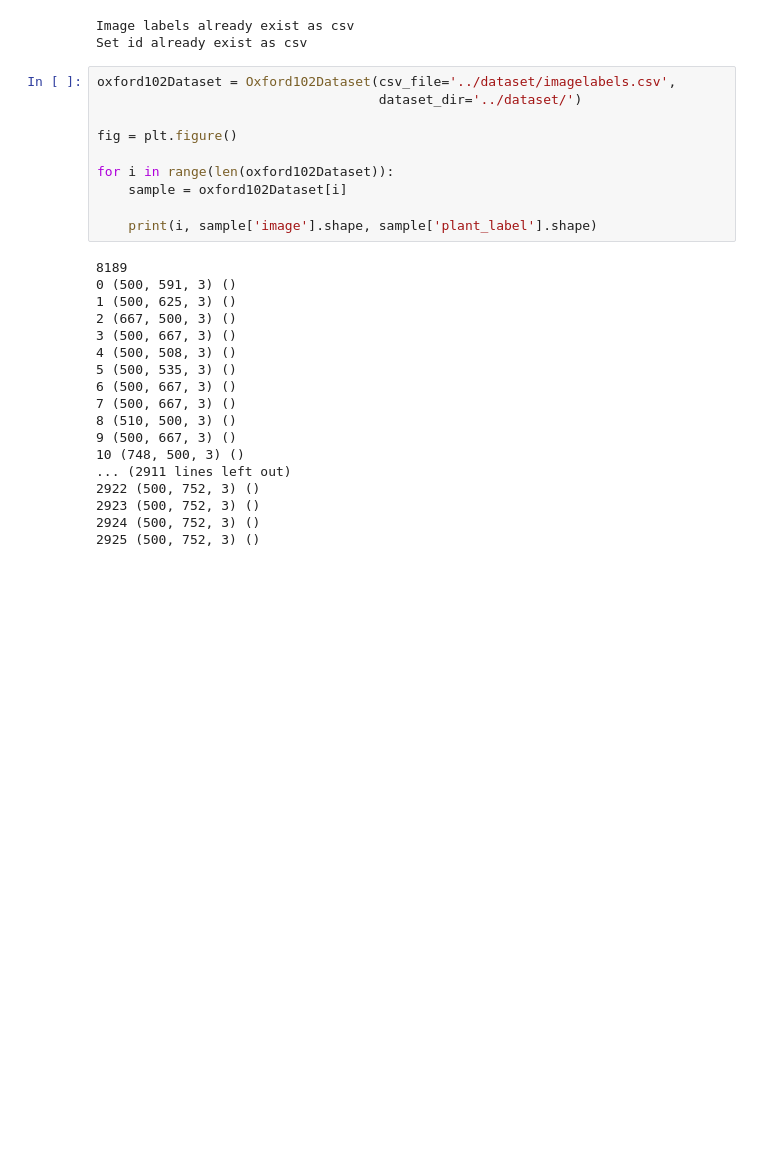
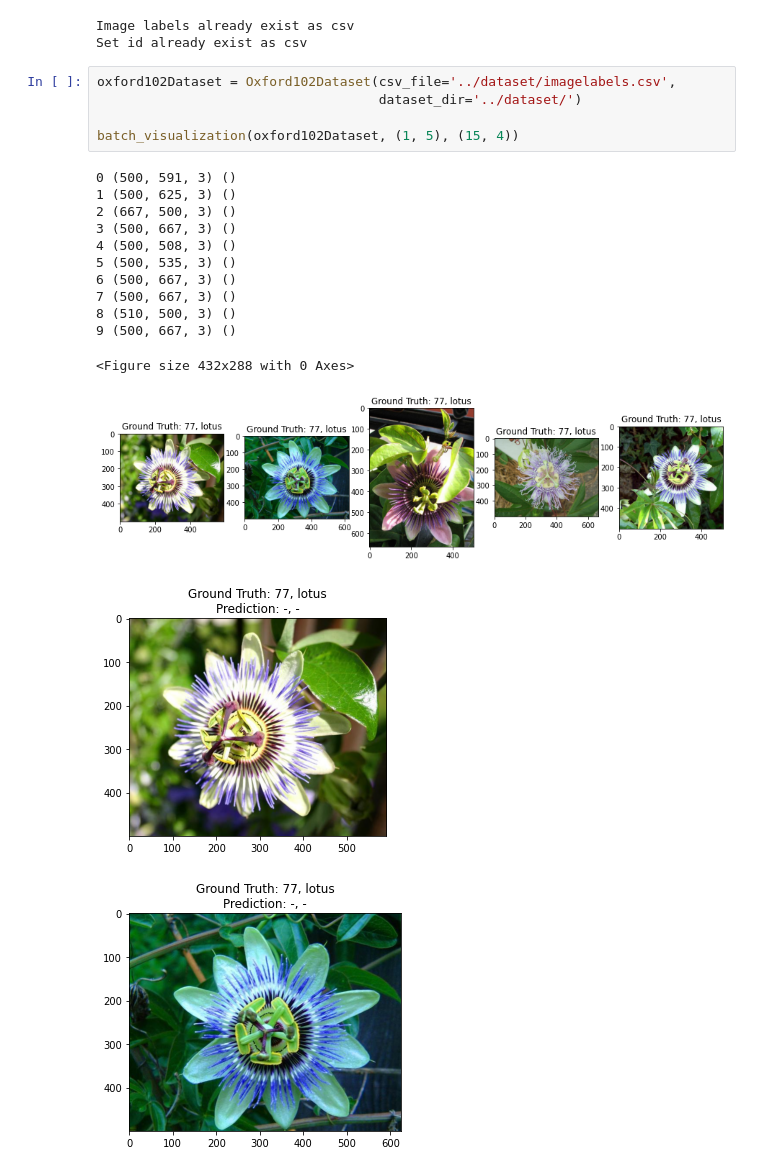
Before and after one commit to SebastianMuhle/Visual-Plant-Recognition, a Jupyter notebook: scripts/visual_plant-recognition.ipynb, the cells around one changed output. Saved outputs shown, nothing was run; the diff lists cells and outputs as text; blank space fills up the shorter version.

Commit message:
added visualization

```diff
--- a/scripts/visual_plant-recognition.ipynb
+++ b/scripts/visual_plant-recognition.ipynb
@@ -27,28 +29,20 @@ Set id already exist as csv
 # %%
 oxford102Dataset = Oxford102Dataset(csv_file='../dataset/imagelabels.csv',
                                     dataset_dir='../dataset/')
 
-fig = plt.figure()
-
-for i in range(len(oxford102Dataset)):
-    sample = oxford102Dataset[i]
-
-    print(i, sample['image'].shape, sample['plant_label'].shape)
+batch_visualization(oxford102Dataset, (1, 5), (15, 4))
 # %% [output]
-8189
 0 (500, 591, 3) ()
 1 (500, 625, 3) ()
 2 (667, 500, 3) ()
 3 (500, 667, 3) ()
 4 (500, 508, 3) ()
 5 (500, 535, 3) ()
 6 (500, 667, 3) ()
 7 (500, 667, 3) ()
 8 (510, 500, 3) ()
 9 (500, 667, 3) ()
-10 (748, 500, 3) ()
-... (2911 lines left out)
-2922 (500, 752, 3) ()
-2923 (500, 752, 3) ()
-2924 (500, 752, 3) ()
-2925 (500, 752, 3) ()
+<Figure size 432x288 with 0 Axes>
+[figure, added]
+[figure, added]
+[figure, added]
```
Also changed, not shown: parts of 2 cells of this notebook, 1 other file.
